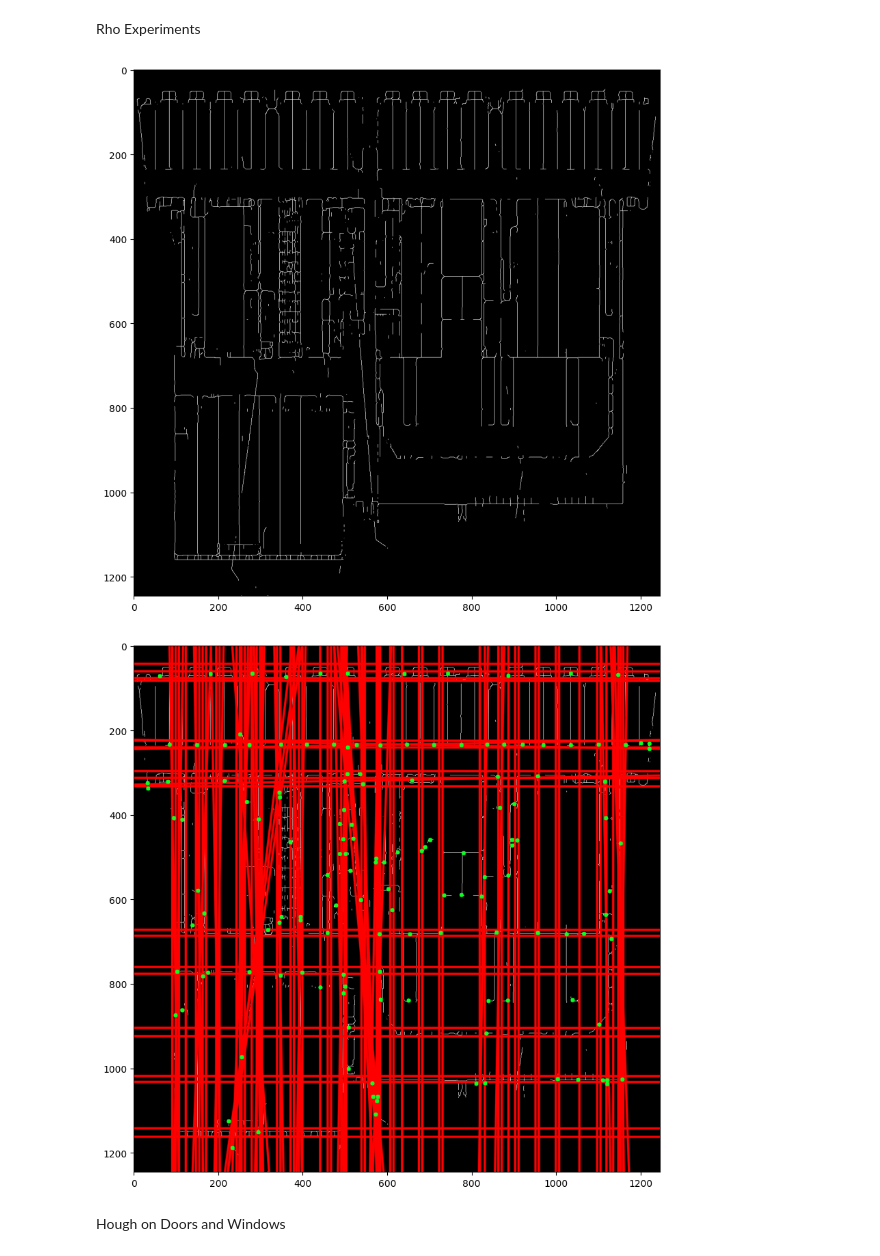
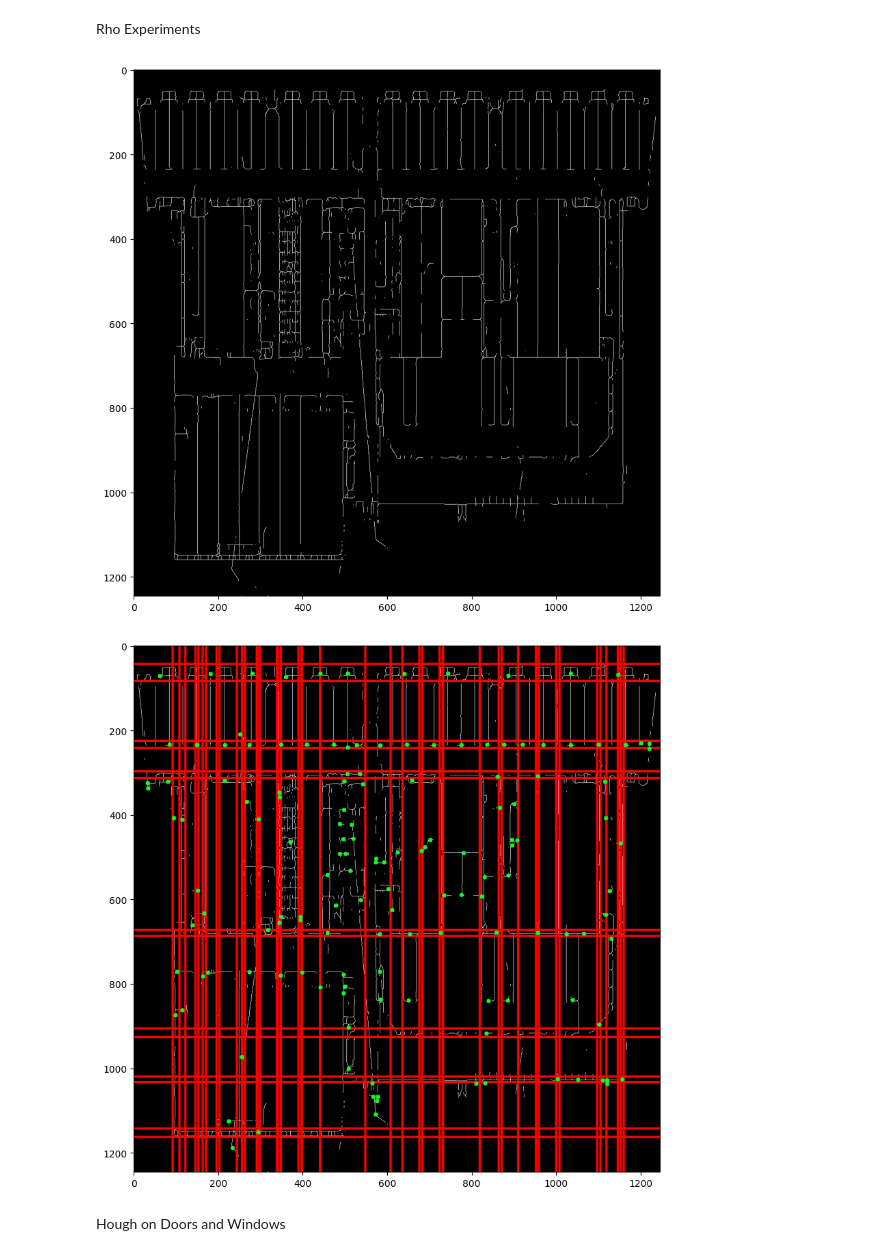
Before and after one commit to luqmanzaceria/ucsc-research, a Jupyter notebook: cv-floorplan/hough/hough.ipynb, the cells around one changed output. Cells and saved outputs as stored; diff of their text form; code cells hidden in the pictures.

Commit message:
Add more hough and contour experiments

```diff
--- a/cv-floorplan/hough/hough.ipynb
+++ b/cv-floorplan/hough/hough.ipynb
@@ -587,7 +587,7 @@ max_len = int(np.sqrt(width**2 + height**2))
 # Apply Canny edge detection and Hough Transform to find lines
 edges = cv2.Canny(img, 50, 200, None, 3)
 cdst = cv2.cvtColor(edges, cv2.COLOR_GRAY2BGR)
-lines = cv2.HoughLines(edges, 2, np.pi / 180, 250, None, 0, 0)
+lines = cv2.HoughLines(edges, 0.1, np.pi / 180, 250, None, 0, 0)
 
 # Now use max_len instead of 1000 to ensure lines go across the entire image
 if lines is not None:
@@ -595,34 +595,34 @@ if lines is not None:
         rho = lines[i][0][0]
         theta = lines[i][0][1]
         a = math.cos(theta)
         b = math.sin(theta)
         x0 = a * rho
         y0 = b * rho
         pt1 = (int(x0 + max_len*(-b)), int(y0 + max_len * (a)))
         pt2 = (int(x0 - max_len * (-b)), int(y0 - max_len * (a)))
 
         # Draw only the lines that intersect with centroids
         intersects = False
         for cx, cy in centroids:
             # Check if the centroids are close to the line
             distance = abs((a * cx) + (b * cy) - rho) / math.sqrt(a**2 + b**2)
             if distance < 1:  # Threshold to consider if a centroid is on the line
                 intersects = True
                 break  # Stop checking once an intersection is found
 
         cv2.line(skeleton, pt1, pt2, (0,0,255), 3, cv2.LINE_AA)
 
 # Draw centroids for visual confirmation
 for cx, cy in centroids:
     cv2.circle(skeleton, (cx, cy), 5, (36, 255, 12), -1)
 
 # Display the result
 plt.figure(figsize=(10,10))
 plt.imshow(cv2.cvtColor(skeleton, cv2.COLOR_BGR2RGB))  # Convert BGR to RGB for matplotlib display
 plt.show()
 # %% [output]
 [figure]
-[figure, old version]
+[figure, new version]
 # %% [markdown]
 Hough on Doors and Windows
 # %%
```
Also changed, not shown: parts of 5 cells of this notebook, 2 other files.
